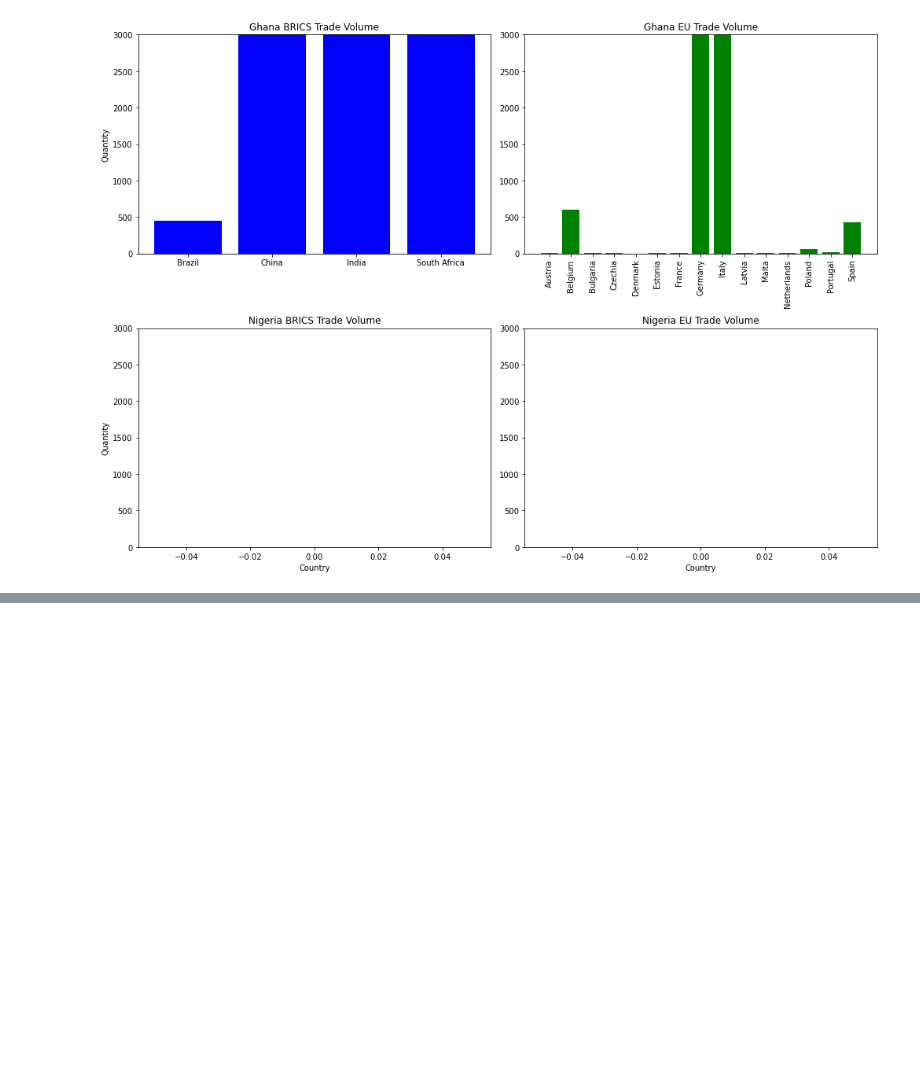
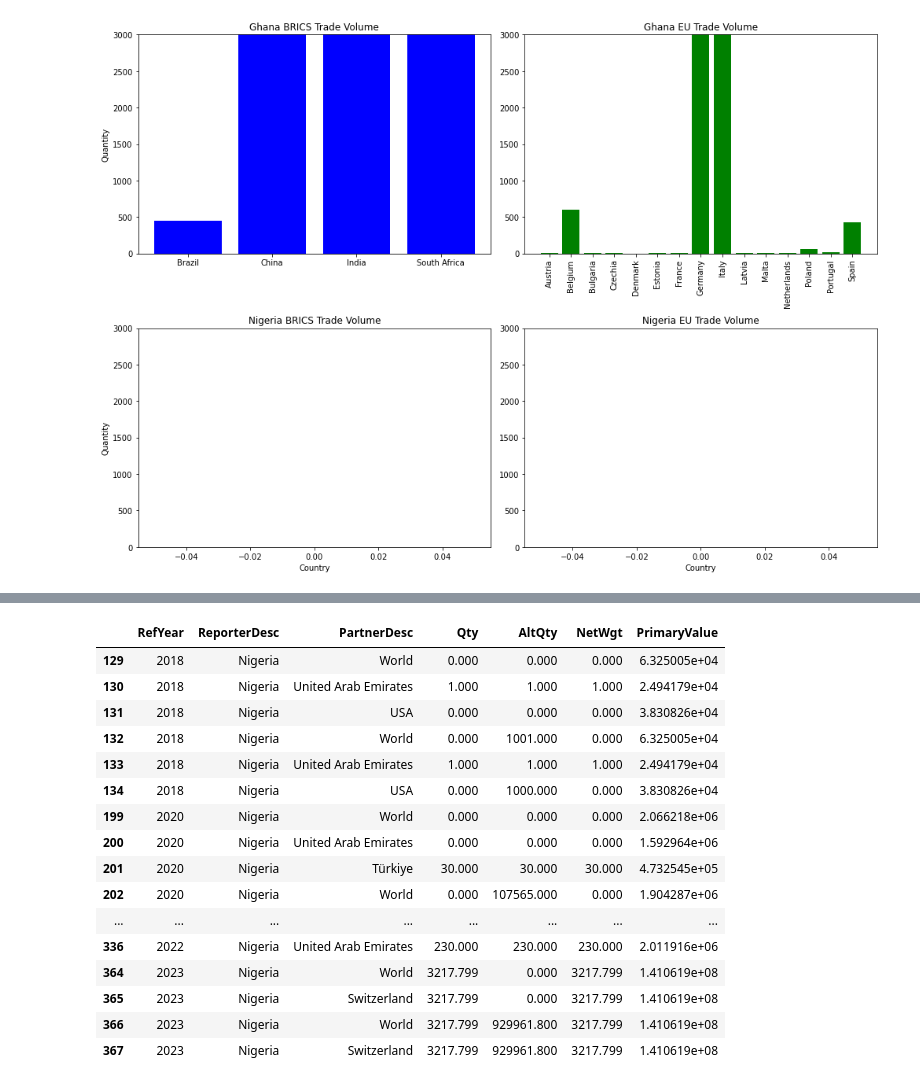
Before and after one commit to MrEktirir/Gold_Trade, a Jupyter notebook: Ghana_Nigeria_Gold_Trade_Analysis.ipynb, the cells around one changed output, grey strips where cells are left out. Cells and saved outputs as stored; diff of their text form; code cells hidden in the pictures; blank space fills up the shorter version.

```diff
--- a/Ghana_Nigeria_Gold_Trade_Analysis.ipynb
+++ b/Ghana_Nigeria_Gold_Trade_Analysis.ipynb
@@ -664,0 +703,20 @@ plt.show()
+# %%
+df[(df['ReporterDesc'] == 'Nigeria') & (df['ReporterDesc'] != 'World')]
+# %% [output]
+|  | RefYear | ReporterDesc | PartnerDesc | Qty | AltQty | NetWgt | PrimaryValue |
+| 129 | 2018 | Nigeria | World | 0.000 | 0.000 | 0.000 | 6.325005e+04 |
+| 130 | 2018 | Nigeria | United Arab Emirates | 1.000 | 1.000 | 1.000 | 2.494179e+04 |
+| 131 | 2018 | Nigeria | USA | 0.000 | 0.000 | 0.000 | 3.830826e+04 |
+| 132 | 2018 | Nigeria | World | 0.000 | 1001.000 | 0.000 | 6.325005e+04 |
+| 133 | 2018 | Nigeria | United Arab Emirates | 1.000 | 1.000 | 1.000 | 2.494179e+04 |
+| 134 | 2018 | Nigeria | USA | 0.000 | 1000.000 | 0.000 | 3.830826e+04 |
+| 199 | 2020 | Nigeria | World | 0.000 | 0.000 | 0.000 | 2.066218e+06 |
+| 200 | 2020 | Nigeria | United Arab Emirates | 0.000 | 0.000 | 0.000 | 1.592964e+06 |
+| 201 | 2020 | Nigeria | Türkiye | 30.000 | 30.000 | 30.000 | 4.732545e+05 |
+| 202 | 2020 | Nigeria | World | 0.000 | 107565.000 | 0.000 | 1.904287e+06 |
+| ... | ... | ... | ... | ... | ... | ... | ... |
+| 336 | 2022 | Nigeria | United Arab Emirates | 230.000 | 230.000 | 230.000 | 2.011916e+06 |
+| 364 | 2023 | Nigeria | World | 3217.799 | 0.000 | 3217.799 | 1.410619e+08 |
+| 365 | 2023 | Nigeria | Switzerland | 3217.799 | 0.000 | 3217.799 | 1.410619e+08 |
+| 366 | 2023 | Nigeria | World | 3217.799 | 929961.800 | 3217.799 | 1.410619e+08 |
+| 367 | 2023 | Nigeria | Switzerland | 3217.799 | 929961.800 | 3217.799 | 1.410619e+08 |
```
Also changed, not shown: parts of 1 cell of this notebook.
